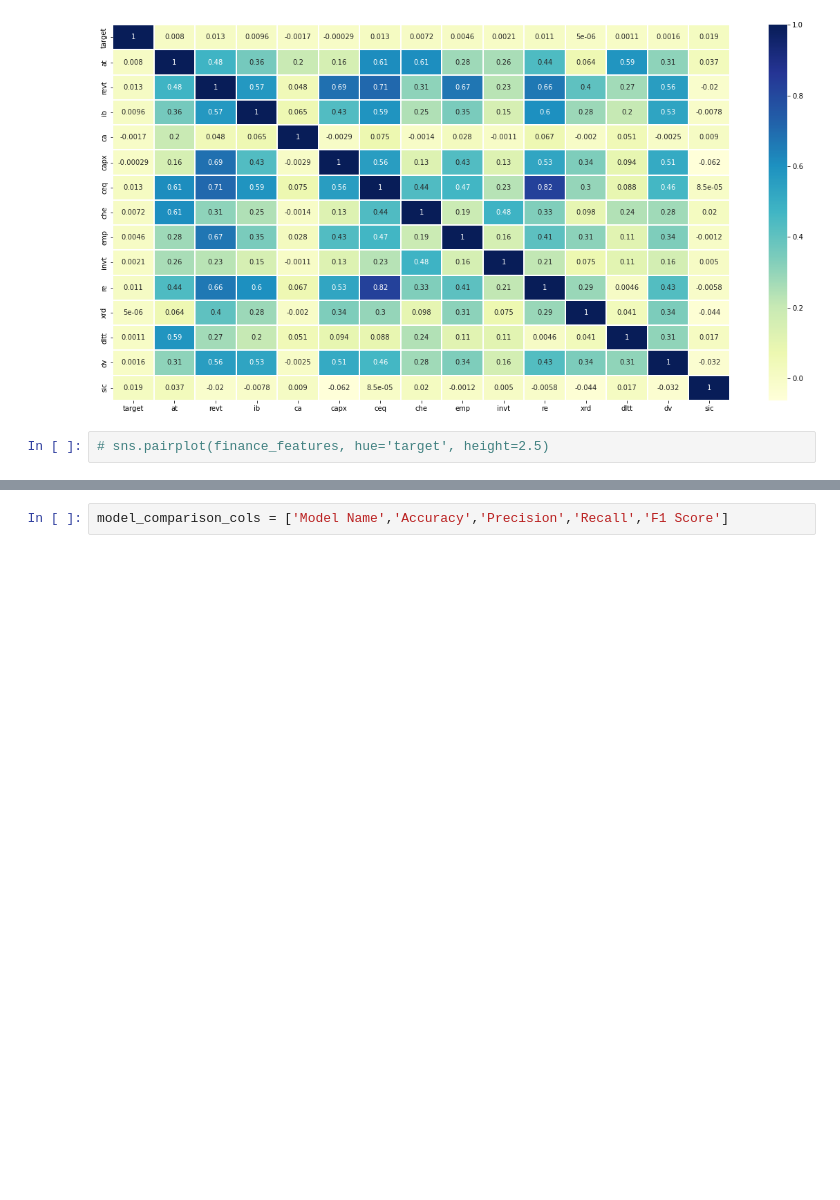
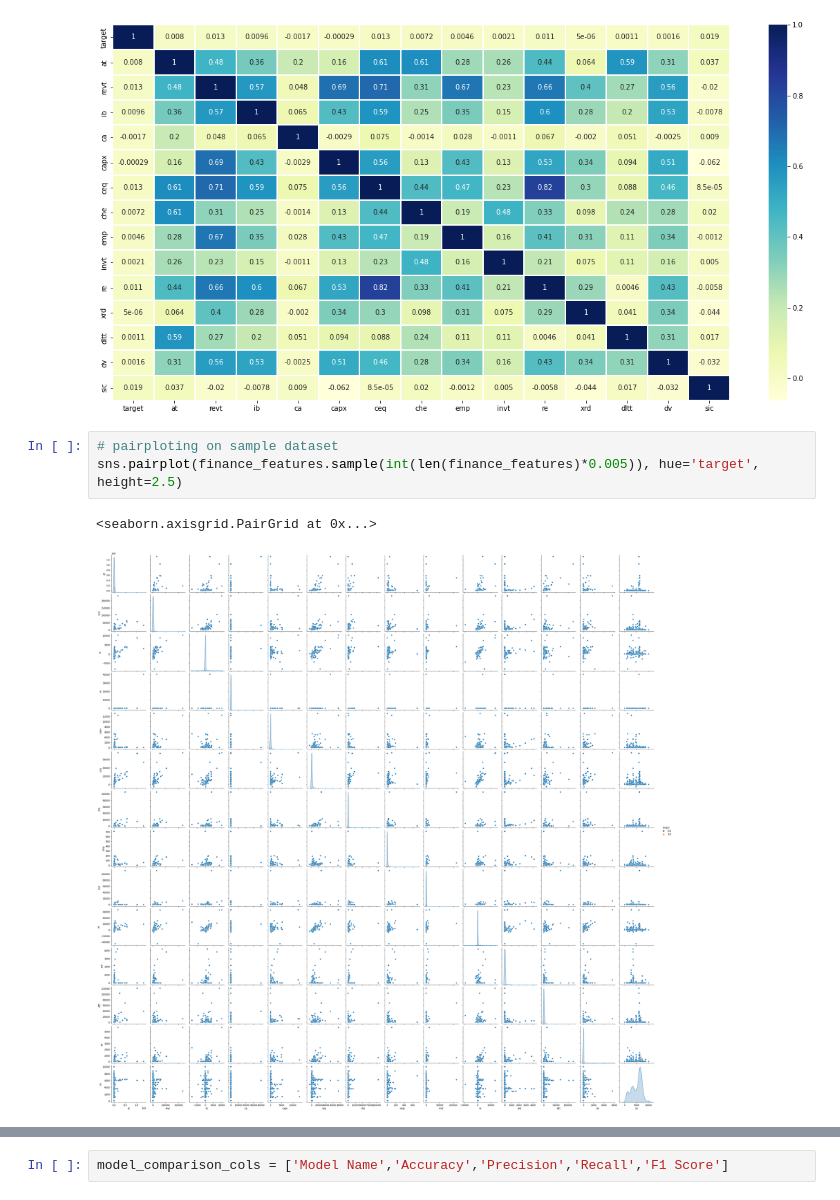
Before and after one commit to sheetalrprasad/Financial-Incident-Analysis, a Jupyter notebook: Finance Project.ipynb, the cells around one changed output, grey strips where cells are left out. Drawn from its saved outputs; the diff is of its cells as text; blank space fills up the shorter version.

```diff
--- a/Finance Project.ipynb
+++ b/Finance Project.ipynb
@@ -110,4 +119,8 @@ sns.heatmap(finance_features.corr(), cmap="YlGnBu", linewidths=0.1, annot=True,
 <AxesSubplot:>
 [figure]
 # %%
-# sns.pairplot(finance_features, hue='target', height=2.5)
+# pairploting on sample dataset
+sns.pairplot(finance_features.sample(int(len(finance_features)*0.005)), hue='target', height=2.5)
+# %% [output]
+<seaborn.axisgrid.PairGrid at 0x...>
+[figure, added]
```
Also changed, not shown: parts of 100 cells of this notebook.
